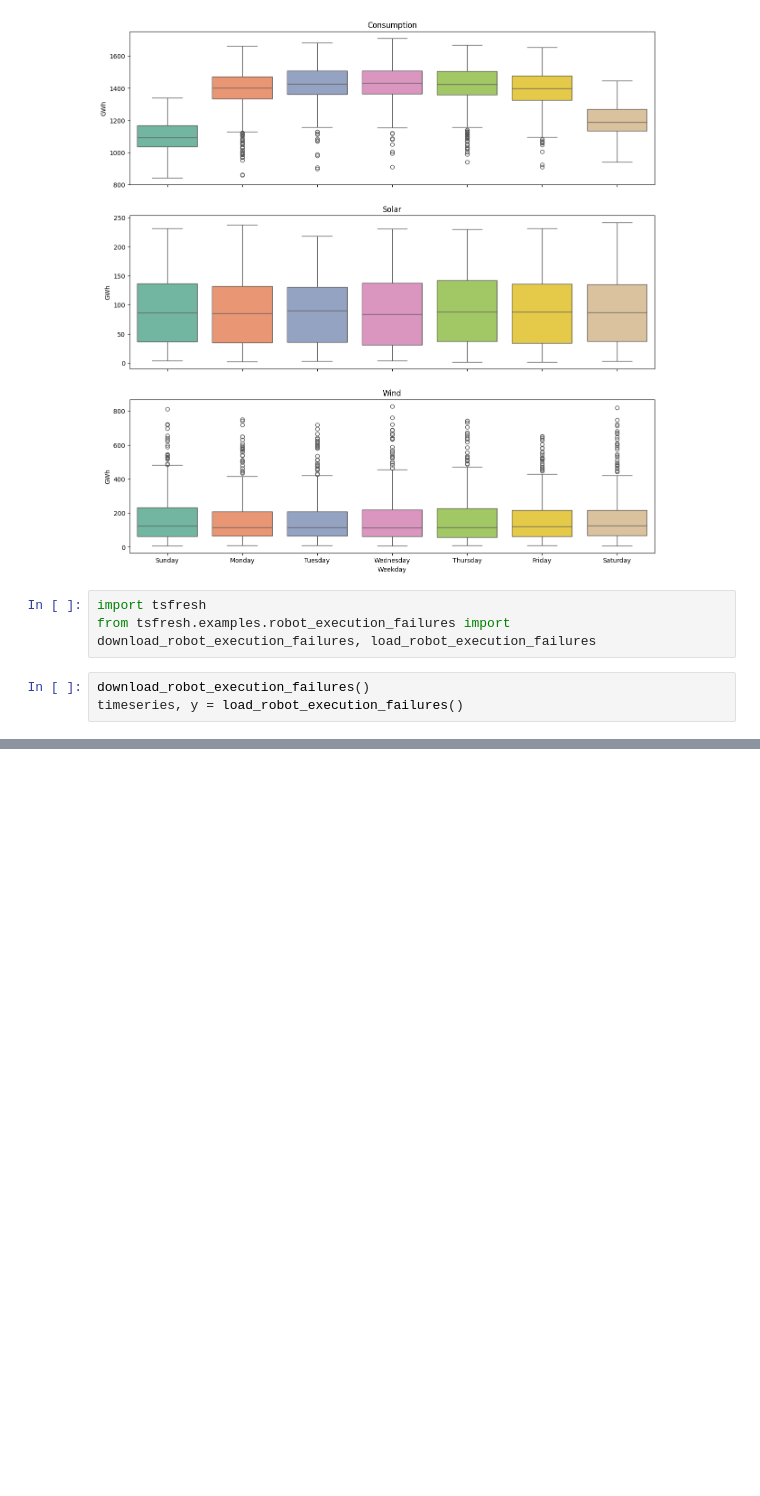
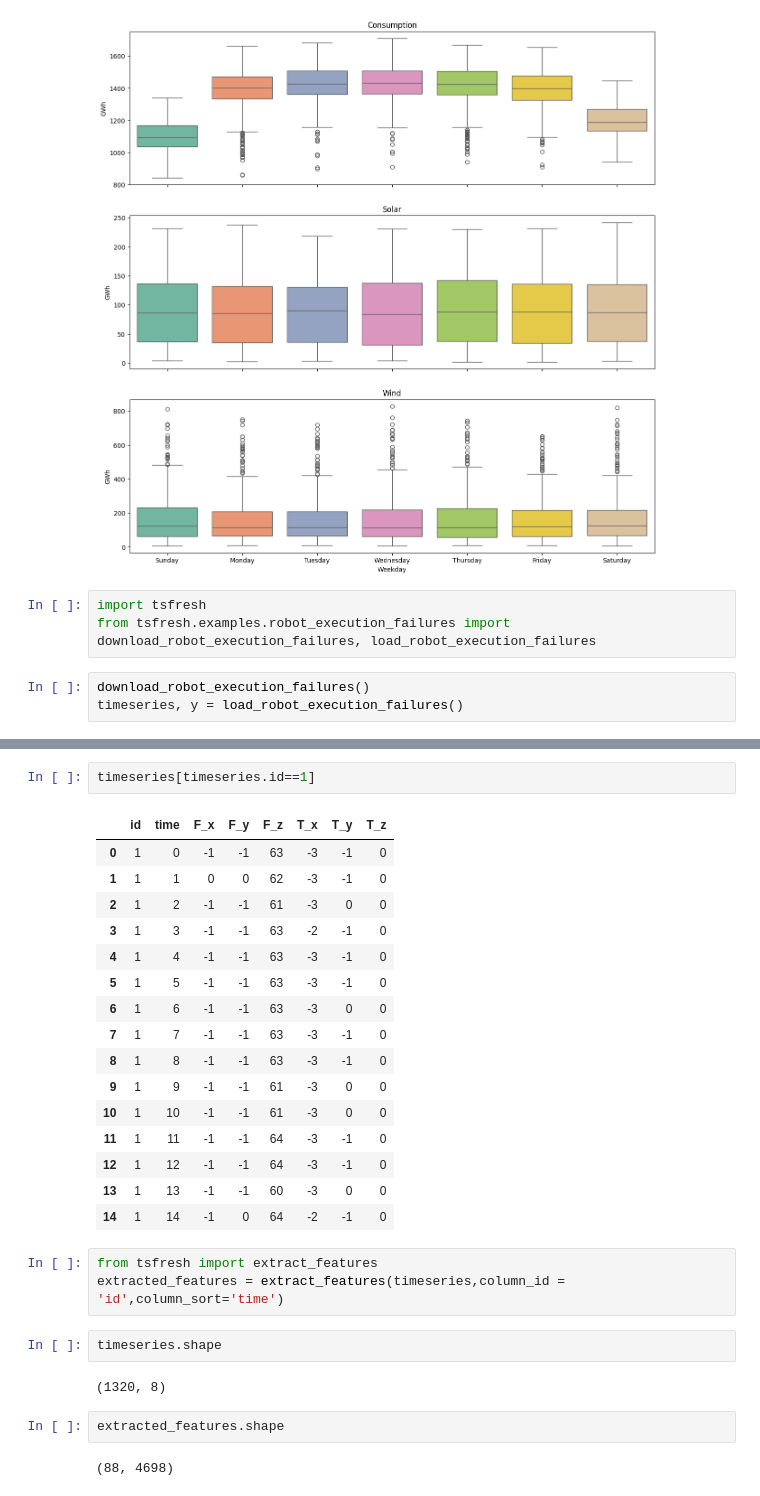
Before and after one commit to olyanos/kfupmCourse, a Jupyter notebook: module3/Day3/Day3.ipynb, the cells around one changed output, grey strips where cells are left out. Saved outputs shown, nothing was run; the diff lists cells and outputs as text; blank space fills up the shorter version.

```diff
--- a/module3/Day3/Day3.ipynb
+++ b/module3/Day3/Day3.ipynb
@@ -136,0 +141,30 @@ normal.plot(x='time',kind = 'line')
+# %%
+timeseries[timeseries.id==1]
+# %% [output]
+|  | id | time | F_x | F_y | F_z | T_x | T_y | T_z |
+| 0 | 1 | 0 | -1 | -1 | 63 | -3 | -1 | 0 |
+| 1 | 1 | 1 | 0 | 0 | 62 | -3 | -1 | 0 |
+| 2 | 1 | 2 | -1 | -1 | 61 | -3 | 0 | 0 |
+| 3 | 1 | 3 | -1 | -1 | 63 | -2 | -1 | 0 |
+| 4 | 1 | 4 | -1 | -1 | 63 | -3 | -1 | 0 |
+| 5 | 1 | 5 | -1 | -1 | 63 | -3 | -1 | 0 |
+| 6 | 1 | 6 | -1 | -1 | 63 | -3 | 0 | 0 |
+| 7 | 1 | 7 | -1 | -1 | 63 | -3 | -1 | 0 |
+| 8 | 1 | 8 | -1 | -1 | 63 | -3 | -1 | 0 |
+| 9 | 1 | 9 | -1 | -1 | 61 | -3 | 0 | 0 |
+| 10 | 1 | 10 | -1 | -1 | 61 | -3 | 0 | 0 |
+| 11 | 1 | 11 | -1 | -1 | 64 | -3 | -1 | 0 |
+| 12 | 1 | 12 | -1 | -1 | 64 | -3 | -1 | 0 |
+| 13 | 1 | 13 | -1 | -1 | 60 | -3 | 0 | 0 |
+| 14 | 1 | 14 | -1 | 0 | 64 | -2 | -1 | 0 |
+# %%
+from tsfresh import extract_features
+extracted_features = extract_features(timeseries,column_id = 'id',column_sort='time')
+# %%
+timeseries.shape
+# %% [output]
+(1320, 8)
+# %%
+extracted_features.shape
+# %% [output]
+(88, 4698)
```
Also changed, not shown: parts of 20 cells of this notebook, 29 other files.
